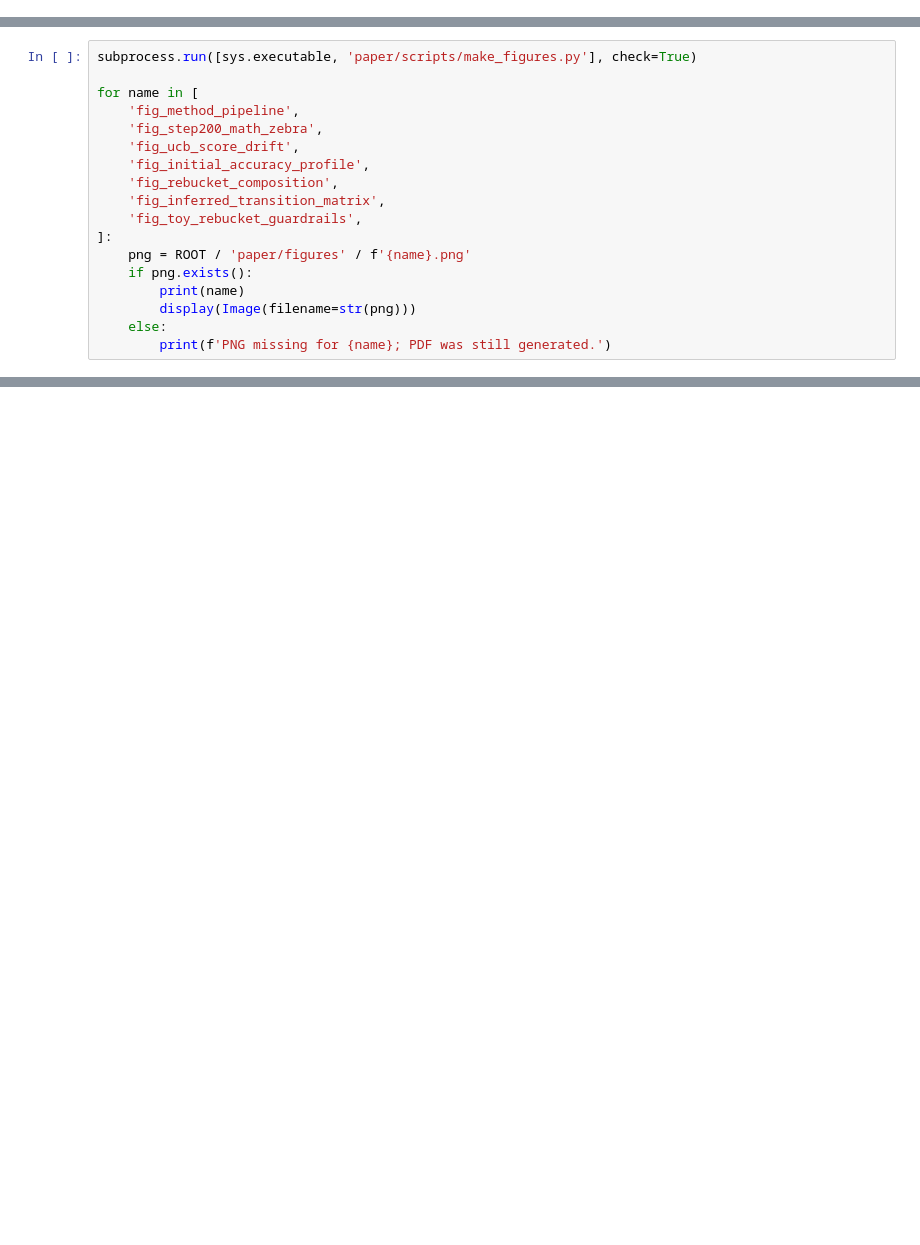
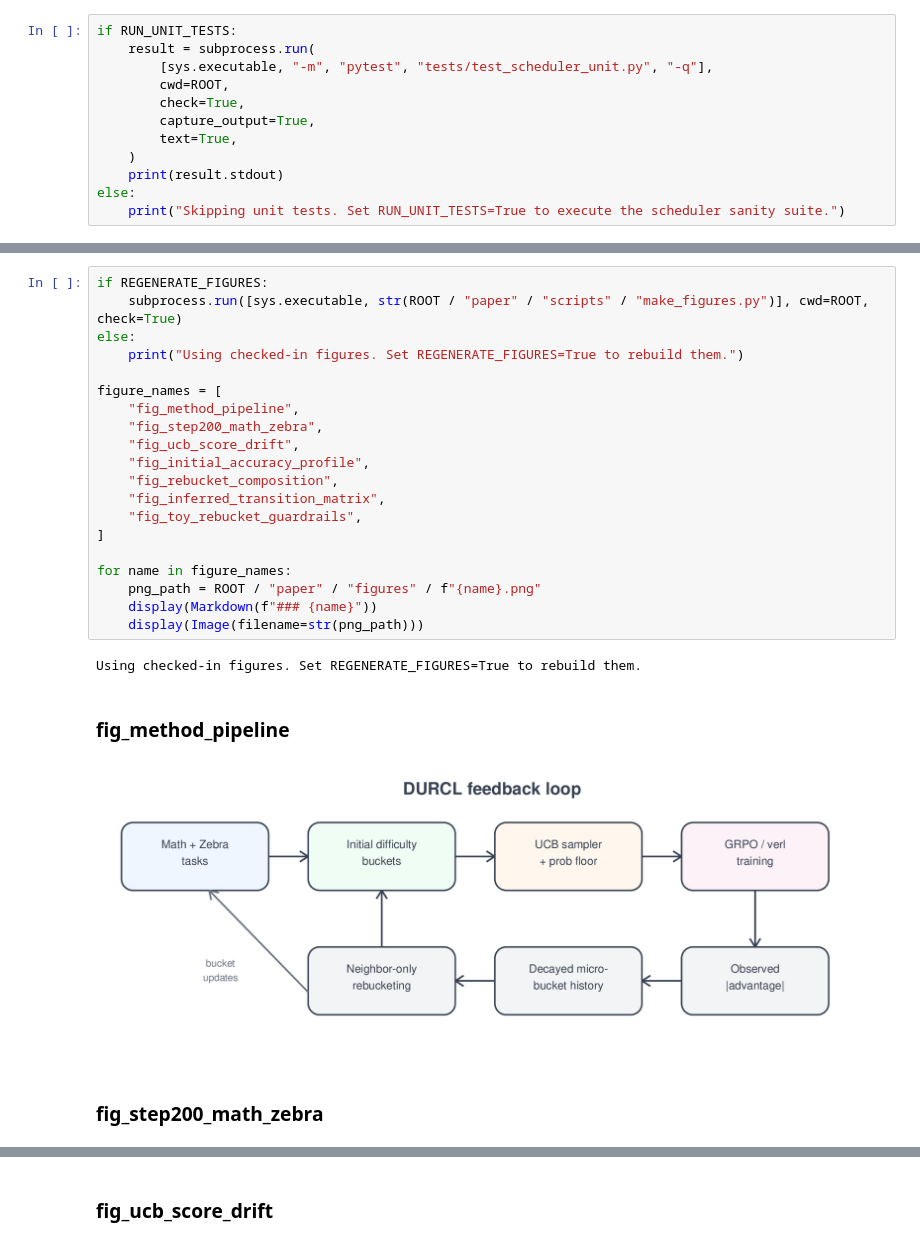
Before and after one commit to kkkzzz0101/Adaptive-Env-Selection, a Jupyter notebook: paper/deliverables/project_groupID.ipynb, the cells around one changed output, grey strips where cells are left out. Saved outputs shown, nothing was run; the diff lists cells and outputs as text; blank space fills up the shorter version.

Commit message:
Rebuild course deliverable notebook

```diff
--- a/paper/deliverables/project_groupID.ipynb
+++ b/paper/deliverables/project_groupID.ipynb
@@ -63,0 +268,12 @@ The script uses `reportlab` to create vector PDFs and, when ImageMagick is avail
+# %%
+if RUN_UNIT_TESTS:
+    result = subprocess.run(
+        [sys.executable, "-m", "pytest", "tests/test_scheduler_unit.py", "-q"],
+        cwd=ROOT,
+        check=True,
+        capture_output=True,
+        text=True,
+    )
+    print(result.stdout)
+else:
+    print("Skipping unit tests. Set RUN_UNIT_TESTS=True to execute the scheduler sanity suite.")
@@ -64,18 +585,25 @@ The script uses `reportlab` to create vector PDFs and, when ImageMagick is avail
 # %%
-subprocess.run([sys.executable, 'paper/scripts/make_figures.py'], check=True)
+if REGENERATE_FIGURES:
+    subprocess.run([sys.executable, str(ROOT / "paper" / "scripts" / "make_figures.py")], cwd=ROOT, check=True)
+else:
+    print("Using checked-in figures. Set REGENERATE_FIGURES=True to rebuild them.")
 
-for name in [
-    'fig_method_pipeline',
-    'fig_step200_math_zebra',
-    'fig_ucb_score_drift',
-    'fig_initial_accuracy_profile',
-    'fig_rebucket_composition',
-    'fig_inferred_transition_matrix',
-    'fig_toy_rebucket_guardrails',
-]:
-    png = ROOT / 'paper/figures' / f'{name}.png'
-    if png.exists():
-        print(name)
-        display(Image(filename=str(png)))
-    else:
-        print(f'PNG missing for {name}; PDF was still generated.')
+figure_names = [
+    "fig_method_pipeline",
+    "fig_step200_math_zebra",
+    "fig_ucb_score_drift",
+    "fig_initial_accuracy_profile",
+    "fig_rebucket_composition",
+    "fig_inferred_transition_matrix",
+    "fig_toy_rebucket_guardrails",
+]
+
+for name in figure_names:
+    png_path = ROOT / "paper" / "figures" / f"{name}.png"
+    display(Markdown(f"### {name}"))
+    display(Image(filename=str(png_path)))
+# %% [output]
+Using checked-in figures. Set REGENERATE_FIGURES=True to rebuild them.
+### fig_method_pipeline
+[figure, added]
+### fig_step200_math_zebra
@@ -81,0 +611 @@ for name in [
+### fig_ucb_score_drift
```
Also changed, not shown: parts of 34 cells of this notebook, 2 other files.
